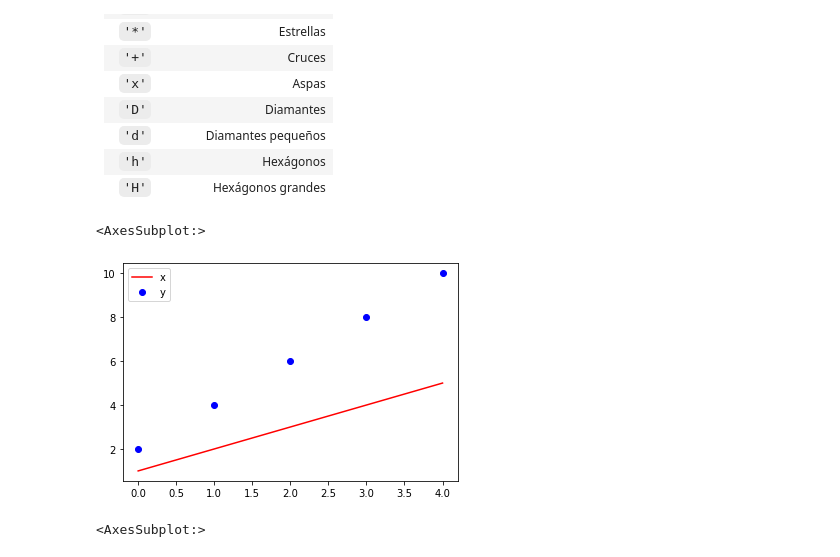
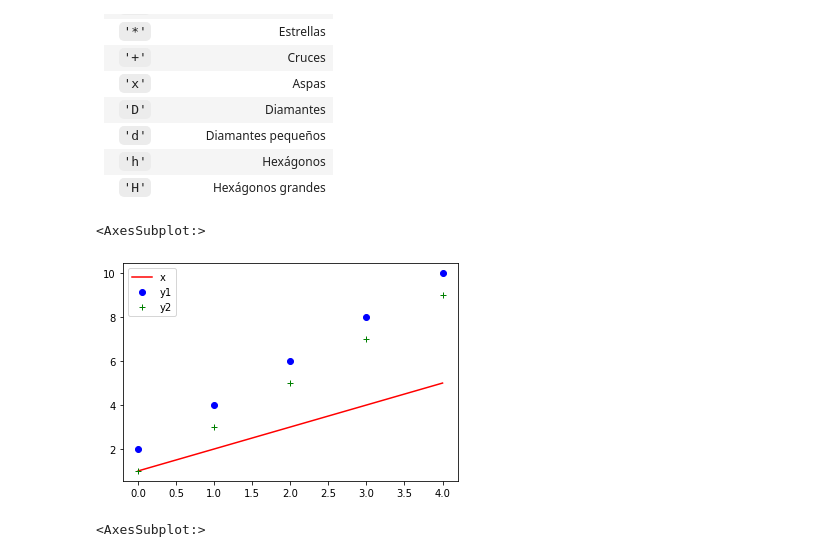
Before and after one commit to PFP-Python-For-People/Curso_introduccion, a Jupyter notebook: CI-U8/U8-01-PandasViz.ipynb, the cells around one changed output. Drawn from its saved outputs; the diff is of its cells as text; code cells hidden in the pictures.

```diff
--- a/CI-U8/U8-01-PandasViz.ipynb
+++ b/CI-U8/U8-01-PandasViz.ipynb
@@ -190,10 +188,10 @@ df.plot(style=['r--', 'bo'])
 | `'h'`  | Hexágonos           |
 | `'H'`  | Hexágonos grandes   |
 # %%
-df.plot(style=['r-', 'bo'])
+df.plot(style=['r-', 'bo', 'g+'])
 # %% [output]
 <AxesSubplot:>
-[figure, old version]
+[figure, new version]
 # %%
 df.plot(style=['g--', 'rs'])
 # %% [output]
```
Also changed, not shown: parts of 6 cells of this notebook, 1 other file.
